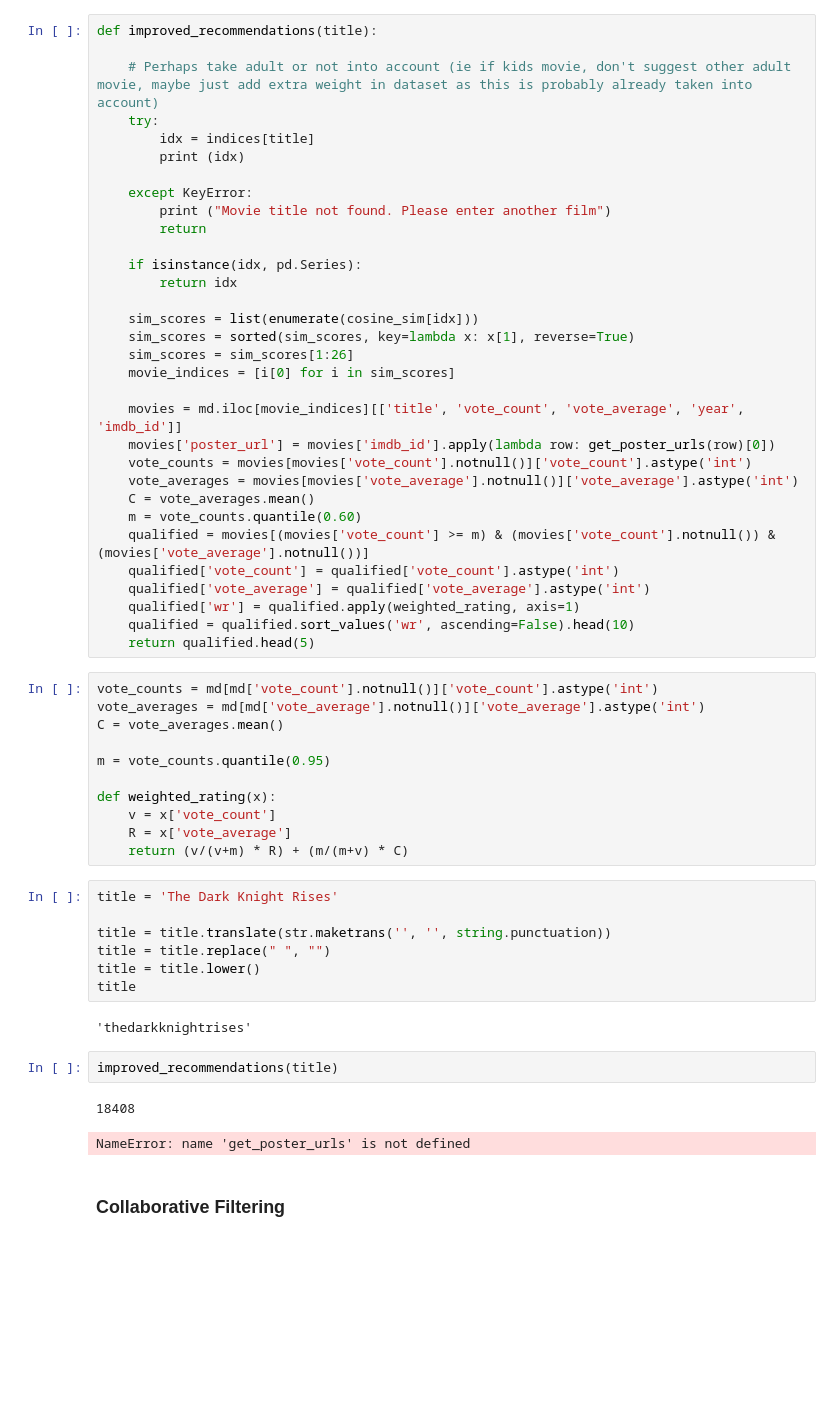
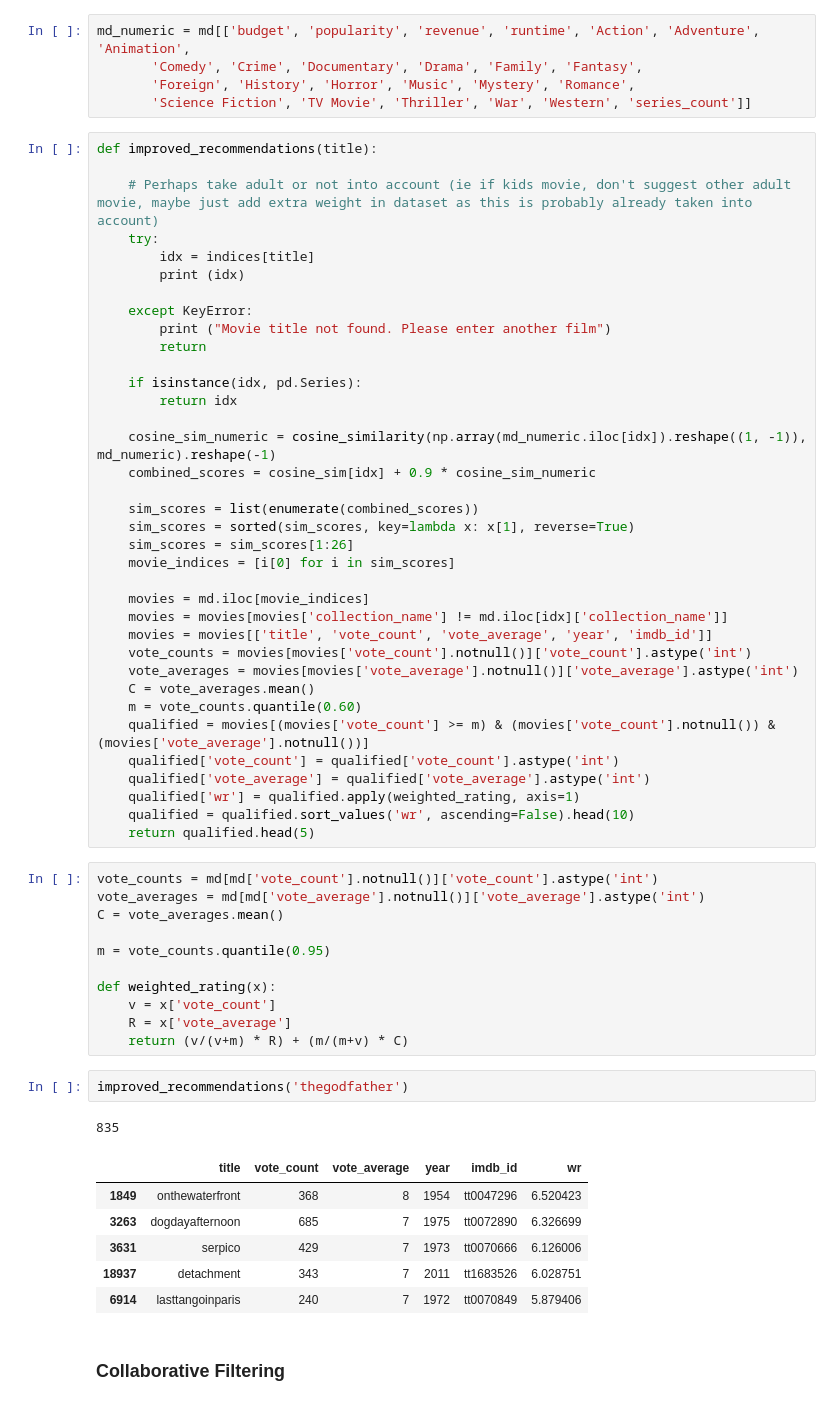
Before and after one commit to DugaldMacintyre/Movie-Recommender, a Jupyter notebook: testing.ipynb, the cells around one changed output. Drawn from its saved outputs; the diff is of its cells as text; blank space fills up the shorter version.

Commit message:
improve recommendations

```diff
--- a/testing.ipynb
+++ b/testing.ipynb
@@ -266,6 +266,11 @@ cosine_sim = linear_kernel(tfidf_matrix, tfidf_matrix)
 md = md.reset_index()
 titles = md['title']
 indices = pd.Series(md.index, index=md['title'])
+# %%
+md_numeric = md[['budget', 'popularity', 'revenue', 'runtime', 'Action', 'Adventure', 'Animation',
+       'Comedy', 'Crime', 'Documentary', 'Drama', 'Family', 'Fantasy',
+       'Foreign', 'History', 'Horror', 'Music', 'Mystery', 'Romance',
+       'Science Fiction', 'TV Movie', 'Thriller', 'War', 'Western', 'series_count']]
 # %%
 def improved_recommendations(title):
 
@@ -281,13 +286,17 @@ def improved_recommendations(title):
     if isinstance(idx, pd.Series):
         return idx
 
-    sim_scores = list(enumerate(cosine_sim[idx]))
+    cosine_sim_numeric = cosine_similarity(np.array(md_numeric.iloc[idx]).reshape((1, -1)), md_numeric).reshape(-1)
+    combined_scores = cosine_sim[idx] + 0.9 * cosine_sim_numeric
+
+    sim_scores = list(enumerate(combined_scores))
     sim_scores = sorted(sim_scores, key=lambda x: x[1], reverse=True)
     sim_scores = sim_scores[1:26]
     movie_indices = [i[0] for i in sim_scores]
 
-    movies = md.iloc[movie_indices][['title', 'vote_count', 'vote_average', 'year', 'imdb_id']]
-    movies['poster_url'] = movies['imdb_id'].apply(lambda row: get_poster_urls(row)[0])
+    movies = md.iloc[movie_indices]
+    movies = movies[movies['collection_name'] != md.iloc[idx]['collection_name']]
+    movies = movies[['title', 'vote_count', 'vote_average', 'year', 'imdb_id']]
     vote_counts = movies[movies['vote_count'].notnull()]['vote_count'].astype('int')
     vote_averages = movies[movies['vote_average'].notnull()]['vote_average'].astype('int')
     C = vote_averages.mean()
@@ -309,20 +318,16 @@ def weighted_rating(x):
     v = x['vote_count']
     R = x['vote_average']
     return (v/(v+m) * R) + (m/(m+v) * C)
-# %%
-title = 'The Dark Knight Rises'
-
-title = title.translate(str.maketrans('', '', string.punctuation))
-title = title.replace(" ", "")
-title = title.lower()
-title
-# %% [output]
-'thedarkknightrises'
 # %%
-improved_recommendations(title)
+improved_recommendations('thegodfather')
 # %% [output]
-18408
+835
-NameError: name 'get_poster_urls' is not defined
+|  | title | vote_count | vote_average | year | imdb_id | wr |
+| 1849 | onthewaterfront | 368 | 8 | 1954 | tt0047296 | 6.520423 |
+| 3263 | dogdayafternoon | 685 | 7 | 1975 | tt0072890 | 6.326699 |
+| 3631 | serpico | 429 | 7 | 1973 | tt0070666 | 6.126006 |
+| 18937 | detachment | 343 | 7 | 2011 | tt1683526 | 6.028751 |
+| 6914 | lasttangoinparis | 240 | 7 | 1972 | tt0070849 | 5.879406 |
 # %% [markdown]
 ### Collaborative Filtering
 # %%
```
Also changed, not shown: parts of 1 cell of this notebook, 3 other files.
